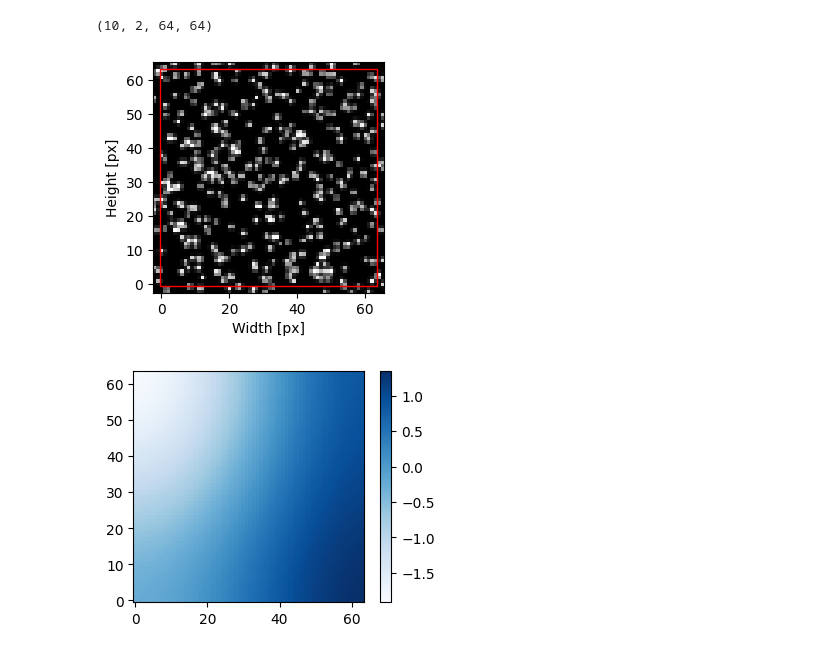
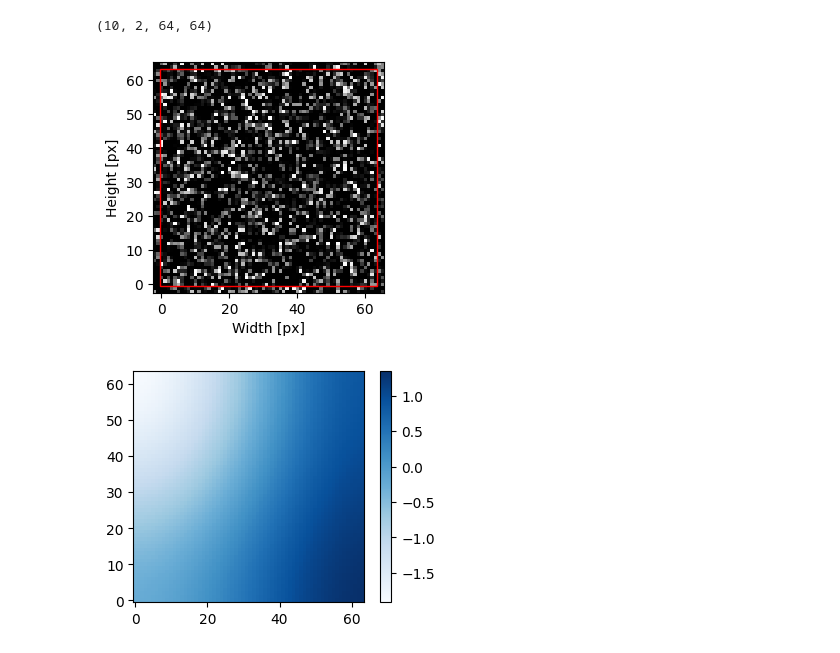
Before and after one commit to kamilazdybal/pykitPIV, a Jupyter notebook: jupyter-notebooks/demo-pykitPIV-11-integration-with-LIMA.ipynb, the cells around one changed output. Cells and saved outputs as stored; diff of their text form; code cells hidden in the pictures.

```diff
--- a/jupyter-notebooks/demo-pykitPIV-11-integration-with-LIMA.ipynb
+++ b/jupyter-notebooks/demo-pykitPIV-11-integration-with-LIMA.ipynb
@@ -93,10 +94,11 @@ def generate_images(n_images, random_seed):
     particles = Particle(n_images,
                          size=image_size,
                          size_buffer=size_buffer,
-                         diameters=2,
-                         densities=0.1,
+                         diameters=1,
+                         densities=0.5,
                          diameter_std=0.2,
                          seeding_mode='random',
+                         dtype=np.float32,
                          random_seed=random_seed)
 
     # Instantiate an object of the FlowField class:
@@ -104,6 +106,7 @@ def generate_images(n_images, random_seed):
                           size=image_size,
                           size_buffer=size_buffer,
                           time_separation=1,
+                          dtype=np.float32,
                           random_seed=random_seed)
 
     flowfield.generate_random_velocity_field(gaussian_filters=(10,11),
@@ -114,10 +117,12 @@ def generate_images(n_images, random_seed):
     motion = Motion(particles,
                     flowfield,
                     particle_loss=(0,2),
-                    particle_gain='matching')
+                    particle_gain='matching',
+                    dtype=np.float32)
 
     # Instantiate an object of the Image class:
-    image = Image(random_seed=random_seed)
+    image = Image(dtype=np.float32,
+                  random_seed=random_seed)
 
     # Prepare images - - - - - - - - - - - - - - - - - -
 
@@ -129,7 +134,7 @@ def generate_images(n_images, random_seed):
 
     image.add_motion(motion)
 
-    image.add_reflected_light(exposures=(0.9,0.99),
+    image.add_reflected_light(exposures=0.98,
                               maximum_intensity=2**16-1,
                               laser_beam_thickness=1,
                               laser_over_exposure=1,
@@ -230,15 +184,15 @@ displacement_field.shape
 # %% [output]
 (10, 2, 64, 64)
 # %%
-image_train.plot(0,
+image_test.plot(0,
                  instance=1,
                  with_buffer=True,
                  xlabel='Width [px]',
                  ylabel='Height [px]',
                  cmap='Greys_r',
                  figsize=figsize);
 # %% [output]
-[figure, old version]
+[figure, new version]
 # %%
 image_test.plot_field(0,
                        cmap='Blues',
```
Also changed, not shown: parts of 61 cells of this notebook, 6 other files.
